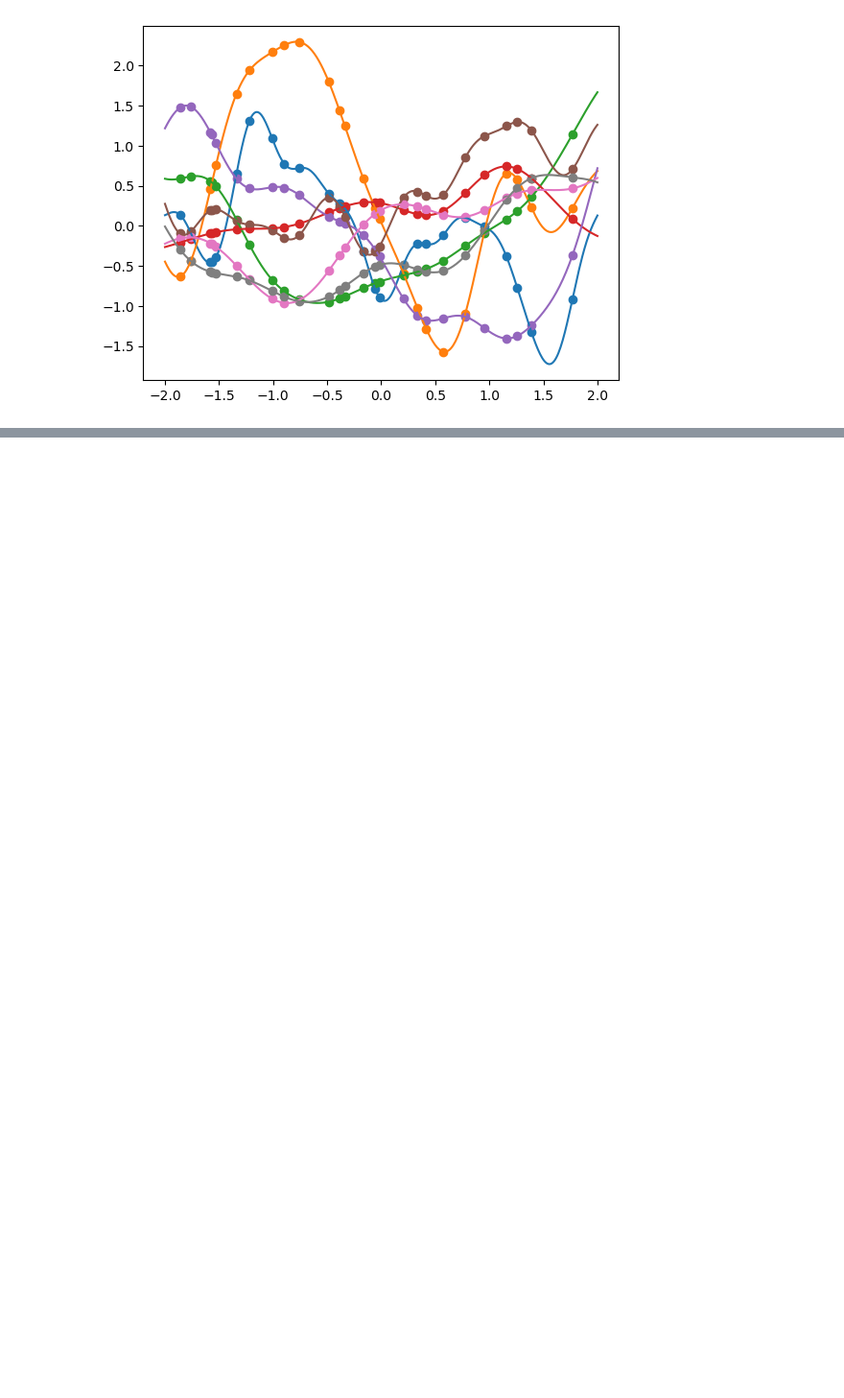
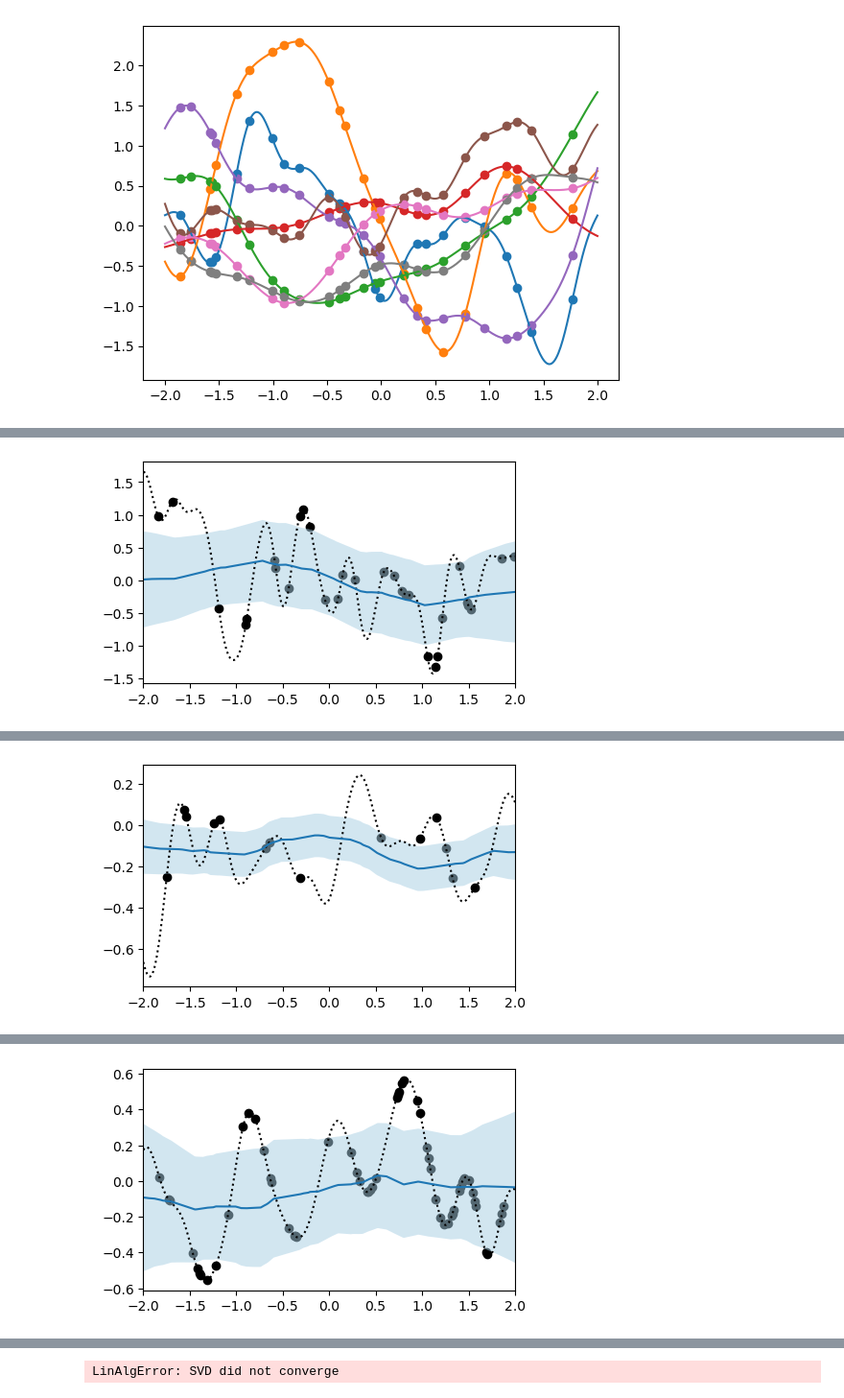
Before and after one commit to will-hd/IML, a Jupyter notebook: notebooks/dataset2.ipynb, the cells around one changed output, grey strips where cells are left out. Shown at 96% size. Saved outputs shown, nothing was run; the diff lists cells and outputs as text; code cells hidden in the pictures; blank space fills up the shorter version.

```diff
--- a/notebooks/dataset2.ipynb
+++ b/notebooks/dataset2.ipynb
@@ -149,0 +183,34 @@ iter 36001: Avg. Loss = 28.841547050714492
+# %%
+while iter <= 200000:
+    np.training = True
+    optimiser.zero_grad()
+
+    batch = data.generate_batch(batch_size=16, device=device)
+    p_y_pred, loss = np(batch.x_context, batch.y_context, batch.x_target, batch.y_target)
+
+    loss.backward()
+    optimiser.step()
+    train_loss.append(loss.item())
+
+    avg_loss_slow += loss.item()
+    avg_loss_fast += loss.item()
+
+    if iter % 1000 == 0 and iter > 0:
+        print(f"iter {iter+1}: Avg. Loss = {avg_loss_fast/1000}")
+        avg_loss_fast = 0
+    if iter % 10000 == 0 and iter > 0:
+        print(f"iter {iter+1}: Avg. Loss SLOW = {avg_loss_slow/1000}")
+        avg_loss_slow = 0
+    if iter % 20000 == 0:
+        np.training = False
+        batch = data.generate_batch(batch_size=1, testing=True, device=np.device)
+        plot_predictive(np, batch, knowledge=None, save=False, iter=None)
+        np.training = True
+    iter += 1
+
+plt.plot(train_loss, label='train_loss')
+window = 50
+plt.plot([sum(train_loss[i:i+window])/window for i in range(len(train_loss)-window)], label=f'train_loss_{window}_smooth')
+plt.legend()
+plt.show()
+# %% [output]
@@ -149,0 +226 @@ iter 36001: Avg. Loss = 28.841547050714492
+[figure, added]
@@ -149,0 +244 @@ iter 36001: Avg. Loss = 28.841547050714492
+[figure, added]
@@ -149,0 +262 @@ iter 36001: Avg. Loss = 28.841547050714492
+[figure, added]
@@ -149,0 +284 @@ iter 36001: Avg. Loss = 28.841547050714492
+LinAlgError: SVD did not converge
```
Also changed, not shown: parts of 2 cells of this notebook, 7 other files.
